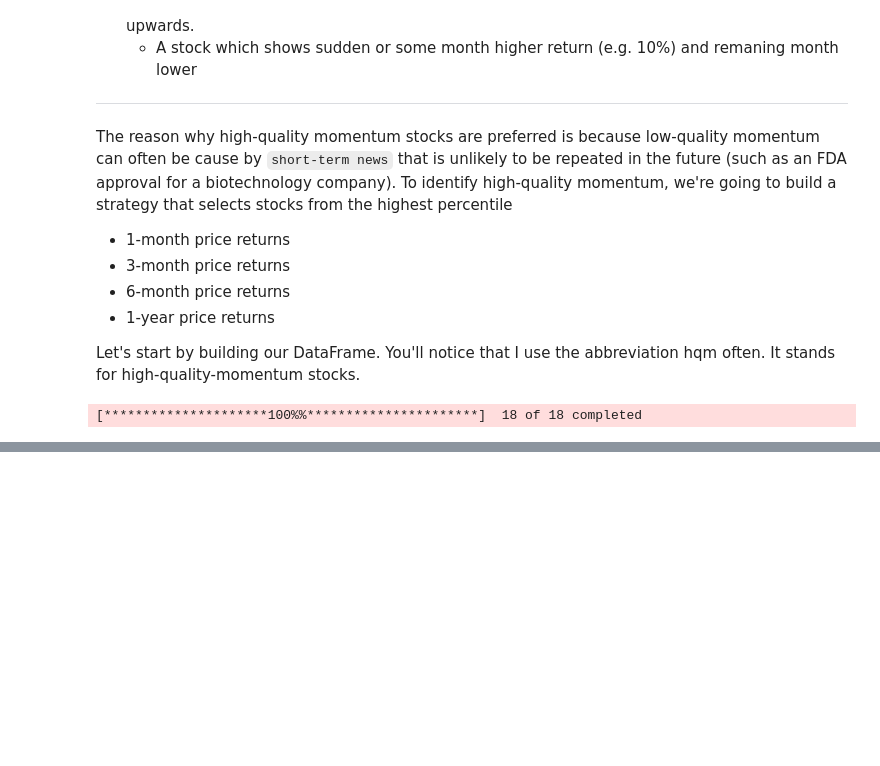
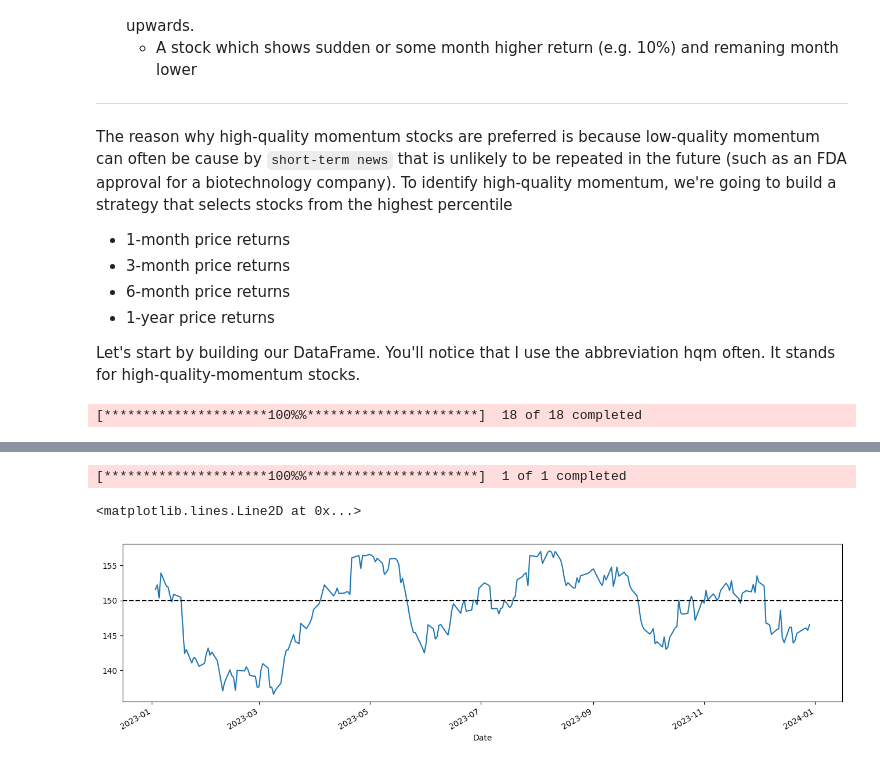
Before and after one commit to raza141/RL-Project, a Jupyter notebook: Crypto/indicator_and_strategy/hqm.ipynb, the cells around one changed output, grey strips where cells are left out. Drawn from its saved outputs; the diff is of its cells as text; code cells hidden in the pictures; blank space fills up the shorter version.

```diff
--- a/Crypto/indicator_and_strategy/hqm.ipynb
+++ b/Crypto/indicator_and_strategy/hqm.ipynb
@@ -123,0 +170,7 @@ clsobj
+# %%
+yf.download('PG', start='2023-01-01', end='2023-12-31', interval='1D')['Adj Close'].plot(figsize=(16,4))
+plt.axhline(y=150, color='black', linestyle='--')
+# %% [output]
+[*********************100%%**********************]  1 of 1 completed
+<matplotlib.lines.Line2D at 0x...>
+[figure, added]
```
Also changed, not shown: parts of 4 cells of this notebook.
